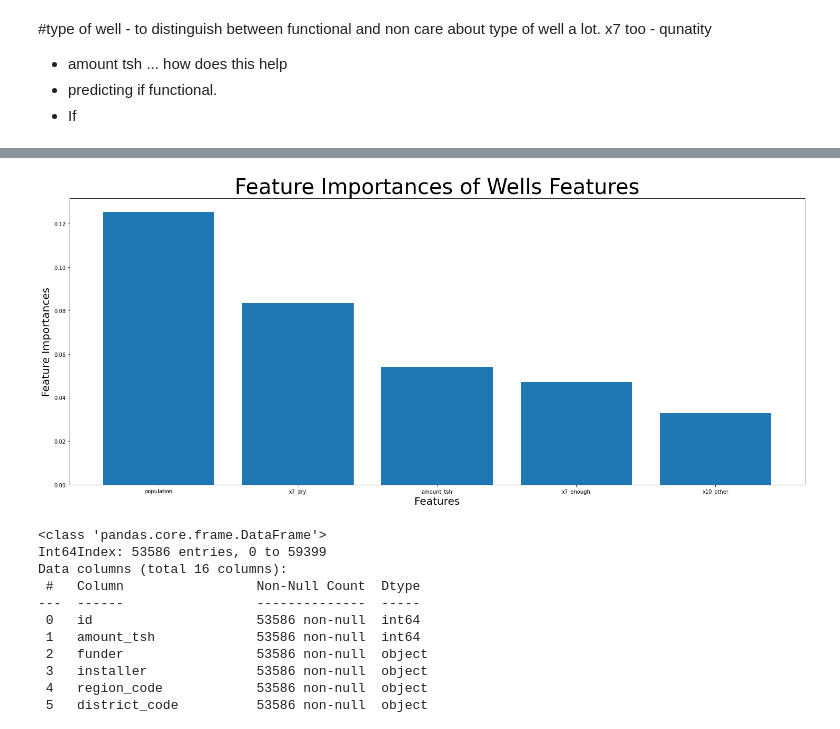
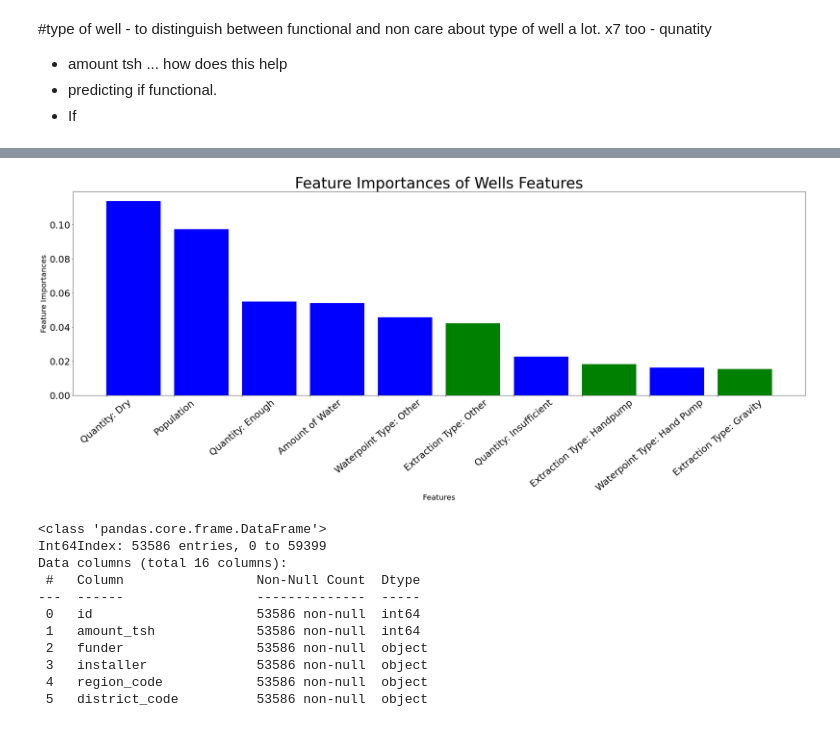
Before and after one commit to anat-jacobson/Phase_3_Project, a Jupyter notebook: Taz_Water_Wells_Notebook.ipynb, the cells around one changed output, grey strips where cells are left out. Drawn from its saved outputs; the diff is of its cells as text; code cells hidden in the pictures.

```diff
--- a/Taz_Water_Wells_Notebook.ipynb
+++ b/Taz_Water_Wells_Notebook.ipynb
@@ -1188,4 +1160,6 @@ CV Results for `random_forest` model:
 # %% [markdown]
 ## Final Model Predictions:
 - Using the rf_model since it had the highest cross validation score
+# %%
+final_model = rf_model7
 # %%
@@ -1204,0 +1179,13 @@ plot_confusion_matrix(rf_model, X_test, y_test);
+# %%
+x = ['Dummy Model', 'Final Model']
+y = [.77, .87]
+
+fig, ax = plt.subplots(figsize=(25,10))
+plt.bar(x,y, color = 'blue')
+
+ax.set_title("F1 Score Comparison: Dummy v Final",fontsize= 30 )
+
+plt.xlabel('Models', fontsize=30)
+ax.set_ylabel("F1 CV Score", fontsize=30)
+plt.xticks(fontsize=25)
+plt.yticks(fontsize=25 );
@@ -1225,7 +1212,7 @@ len(feature_names)
 # %%
 feature_importance = []
 
-for feature, fi, in zip(feature_names, rf_model['random_forest'].feature_importances_):
+for feature, fi, in zip(feature_names, final_model['random_forest'].feature_importances_):
     feature_importance.append((feature,fi))
 # %%
 feature_importance
@@ -1298,0 +1291,11 @@ features_df
+# %%
+features_df['Features'][0] = 'Quantity: Dry'
+features_df['Features'][1] = 'Population'
+features_df['Features'][2] = 'Quantity: Enough'
+features_df['Features'][3] = 'Amount of Water'
+features_df['Features'][4] = 'Waterpoint Type: Other'
+features_df['Features'][5] = 'Extraction Type: Other'
+features_df['Features'][6] = 'Quantity: Insufficient'
+features_df['Features'][7] = 'Extraction Type: Handpump'
+features_df['Features'][8] = 'Waterpoint Type: Hand Pump'
+features_df['Features'][9] = 'Extraction Type: Gravity'
@@ -1299,15 +1334,19 @@ features_df
 # %%
-x = features_df['Features'][:5]
-y = features_df['Importances'][:5]
+x = features_df['Features'][:10]
+y = features_df['Importances'][:10]
 
-fig, ax = plt.subplots(figsize=(25,10))
-plt.bar(x,y)
+fig, ax = plt.subplots(figsize=(35,10))
+plt.bar(x,y, color=['blue', 'blue', 'blue', 'blue', 'blue',
+                   'green', 'blue', 'green', 'blue', 'green'],
+       align = 'edge')
 
 ax.set_title("Feature Importances of Wells Features",fontsize=40 )
 plt.xlabel('Features', fontsize=20)
-ax.set_ylabel("Feature Importances", fontsize=20);
+ax.set_ylabel("Feature Importances", fontsize=20)
+plt.xticks(fontsize=25, rotation = 40)
+plt.yticks(fontsize=25);
 # %% [output]
-[figure, old version]
+[figure, new version]
 # %%
 clean_df.info()
 # %% [output]
```
Also changed, not shown: parts of 168 cells of this notebook.
